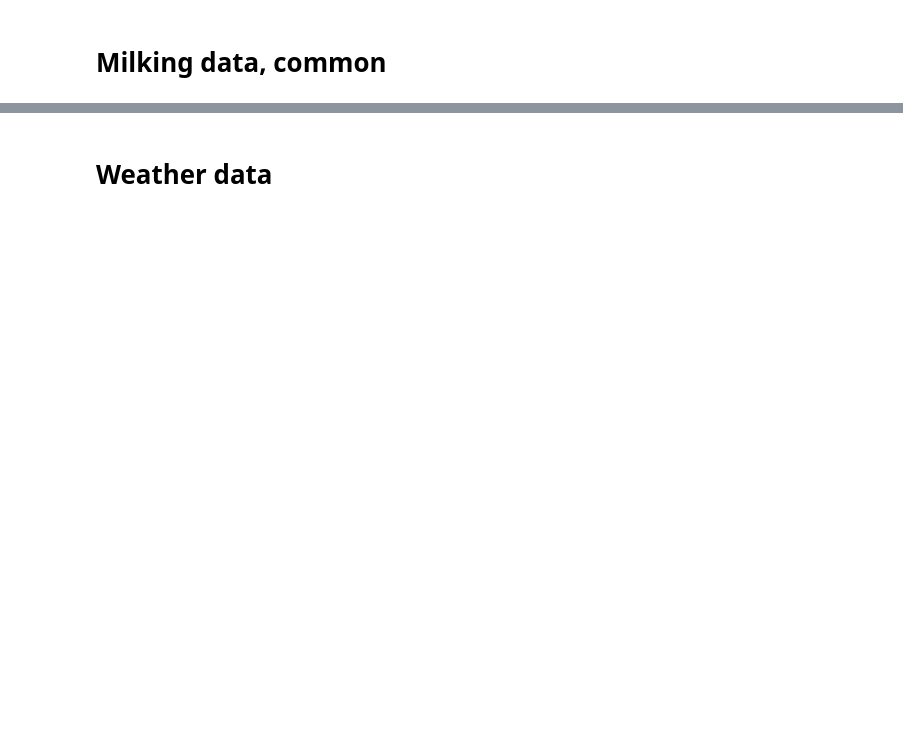
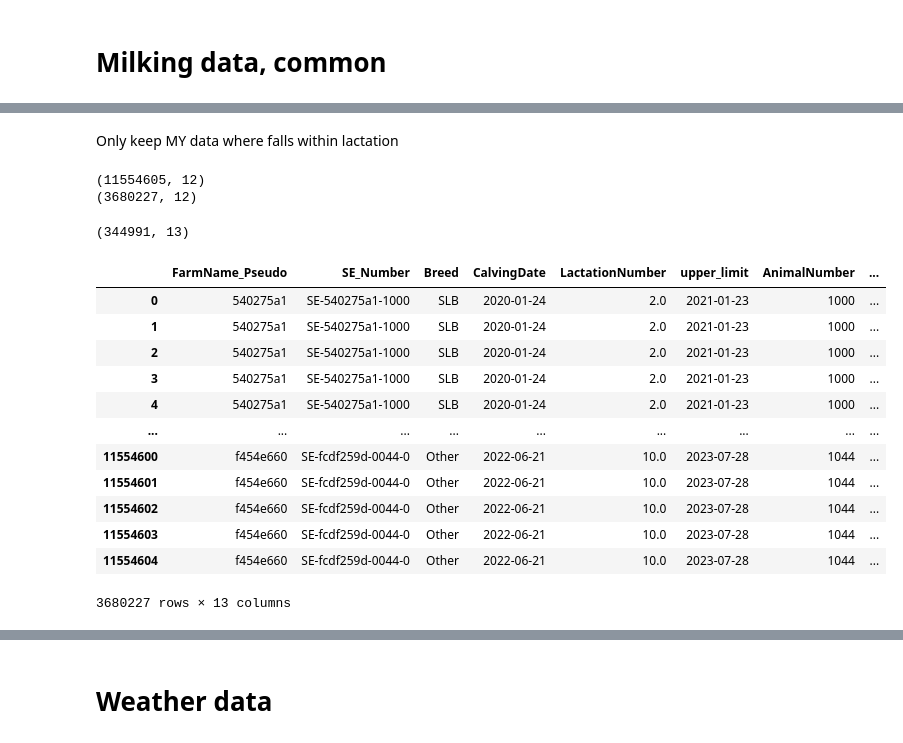
Before and after one commit to pgullstrand/Gigacow-tools, a Jupyter notebook: Projects/HeatStressEvaluation/DataPreprocessing/BuilingDataset.ipynb, the cells around one changed output, grey strips where cells are left out. Saved outputs shown, nothing was run; the diff lists cells and outputs as text; code cells hidden in the pictures; blank space fills up the shorter version.

```diff
--- a/Projects/HeatStressEvaluation/DataPreprocessing/BuilingDataset.ipynb
+++ b/Projects/HeatStressEvaluation/DataPreprocessing/BuilingDataset.ipynb
@@ -1368,0 +1777,6 @@ dfmy4.to_csv("../Data/CowData/MY.csv", index=False)
+# %%
+df = pd.read_csv("../Data/CowData/updateDF.csv", low_memory=False)
+col_keep = ["FarmName_Pseudo", "SE_Number", "Breed", "CalvingDate", "LactationNumber", "upper_limit"]
+df = df[col_keep]
+df = df.drop_duplicates(subset=["SE_Number", "CalvingDate"])
+df
@@ -1368,0 +1797,56 @@ dfmy4.to_csv("../Data/CowData/MY.csv", index=False)
+# %% [markdown]
+Only keep MY data where falls within lactation
+# %%
+# Merge
+dfmy4 = pd.merge(df, dfmy3, on=["FarmName_Pseudo", "SE_Number"])
+print(dfmy4.shape)
+dfmy4 = dfmy4.sort_values(by=["FarmName_Pseudo", "SE_Number", "LactationNumber", "StartDate", "StartTime"])
+
+# only keep MY data where falls within lactation, ie between CalvingDate and upper_limit
+# where upper_limit is either next lactation, dry-off date, slaughter date or calving date +365d for open records
+dfmy4 = dfmy4[
+    (dfmy4["StartDate"] >= dfmy4["CalvingDate"]) &
+    (dfmy4["StartDate"] <= dfmy4["upper_limit"])]
+print(dfmy4.shape)
+
+"""
+SE_Number = ["SE-064c0cec-1189"]
+dfmy4 = dfmy4[dfmy4["SE_Number"].isin(SE_Number)]
+"""
+
+# Make DIM
+dfmy4 = dfmy4.copy()
+dfmy4["StartDate"] = pd.to_datetime(dfmy4["StartDate"])
+dfmy4["CalvingDate"] = pd.to_datetime(dfmy4["CalvingDate"])
+dfmy4["DaysInMilk"] = (dfmy4["StartDate"] - dfmy4["CalvingDate"]).dt.days + 1
+
+# Save
+dfmy4.to_csv("../Data/CowData/MY.csv", index=False)
+# dfmy4.to_csv("../Data/CowData/test.csv", index=False)
+# %% [output]
+(11554605, 12)
+(3680227, 12)
+# %%
+# For double checking "Checking 5f7f33d6.ipynb"
+FarmName_Pseudo = ["5f7f33d6"]
+check = dfmy4[dfmy4["FarmName_Pseudo"].isin(FarmName_Pseudo)]
+print(check.shape)
+# check = pd.to_csv("test.csv", index=False)
+# %% [output]
+(344991, 13)
+# %%
+dfmy4
+# %% [output]
+|  | FarmName_Pseudo | SE_Number | Breed | CalvingDate | LactationNumber | upper_limit | AnimalNumber | ... |
+| 0 | 540275a1 | SE-540275a1-1000 | SLB | 2020-01-24 | 2.0 | 2021-01-23 | 1000 | ... |
+| 1 | 540275a1 | SE-540275a1-1000 | SLB | 2020-01-24 | 2.0 | 2021-01-23 | 1000 | ... |
+| 2 | 540275a1 | SE-540275a1-1000 | SLB | 2020-01-24 | 2.0 | 2021-01-23 | 1000 | ... |
+| 3 | 540275a1 | SE-540275a1-1000 | SLB | 2020-01-24 | 2.0 | 2021-01-23 | 1000 | ... |
+| 4 | 540275a1 | SE-540275a1-1000 | SLB | 2020-01-24 | 2.0 | 2021-01-23 | 1000 | ... |
+| ... | ... | ... | ... | ... | ... | ... | ... | ... |
+| 11554600 | f454e660 | SE-fcdf259d-0044-0 | Other | 2022-06-21 | 10.0 | 2023-07-28 | 1044 | ... |
+| 11554601 | f454e660 | SE-fcdf259d-0044-0 | Other | 2022-06-21 | 10.0 | 2023-07-28 | 1044 | ... |
+| 11554602 | f454e660 | SE-fcdf259d-0044-0 | Other | 2022-06-21 | 10.0 | 2023-07-28 | 1044 | ... |
+| 11554603 | f454e660 | SE-fcdf259d-0044-0 | Other | 2022-06-21 | 10.0 | 2023-07-28 | 1044 | ... |
+| 11554604 | f454e660 | SE-fcdf259d-0044-0 | Other | 2022-06-21 | 10.0 | 2023-07-28 | 1044 | ... |
+3680227 rows × 13 columns
```
Also changed, not shown: parts of 82 cells of this notebook.
